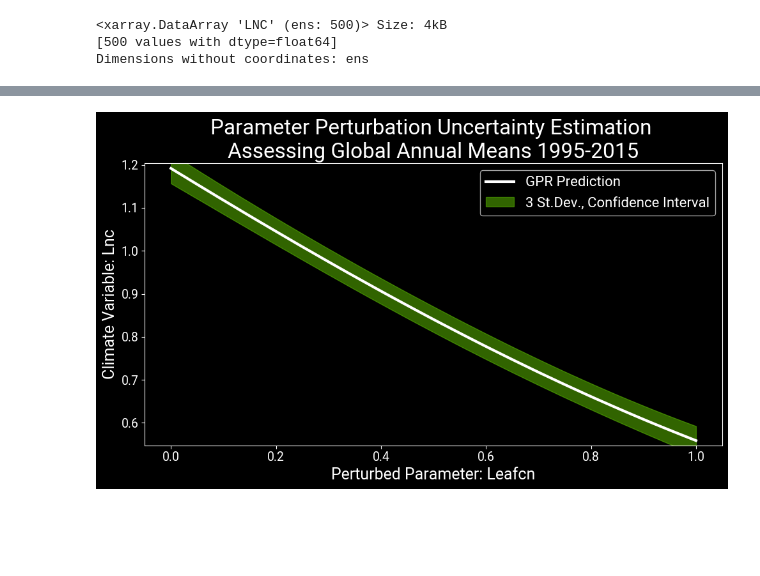
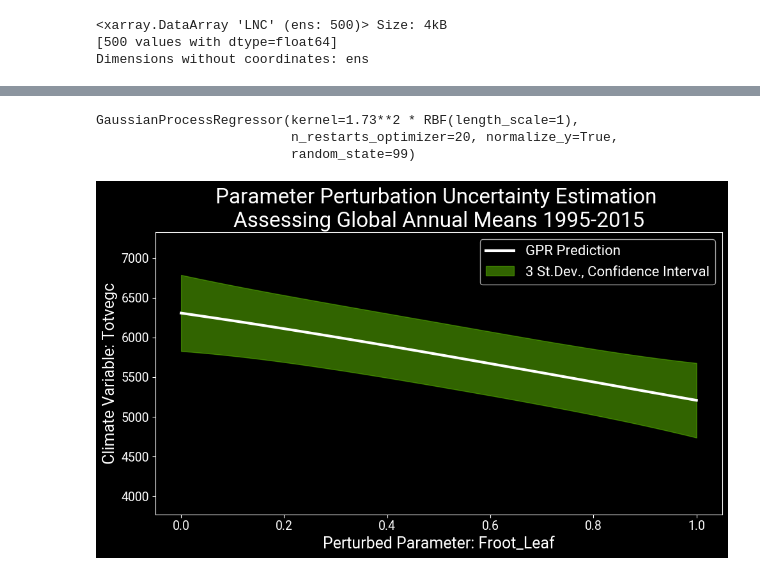
Before and after one commit to GaiaFuture/Prototype, a Jupyter notebook: final_workflow.ipynb, the cells around one changed output, grey strips where cells are left out. Drawn from its saved outputs; the diff is of its cells as text; code cells hidden in the pictures; blank space fills up the shorter version.

```diff
--- a/final_workflow.ipynb
+++ b/final_workflow.ipynb
@@ -94,7 +111,13 @@ def train_emulator2(param, var, var_name, time_selection):
         'X_values': {},
         'y_pred': {},
         'y_std': {},
-        'r2': {}
+        'r2': {},
+         # save the trained GPR model
+        'gpr_model': gpr_model,
+         # save y_test for R^2 later
+        'y_test': y_test,
+        'X_test': X_test
+
     }
 
     #~~~~~~~~~~~~~~~~~~~~~~~~~~~~~~~~~~~~~~~
@@ -145,4 +168,4 @@ def train_emulator2(param, var, var_name, time_selection):
 
     return results_dict
 # %%
-results_dict = train_emulator2(param, var, var_name, '1995-2015')
+results_dict = train_emulator2(param4, var4, var_name4, '1995-2015')
@@ -167,3 +172,8 @@ Emulator is running for WC2WJB0, this may take a few moments
 # %%
 #results_dict['y_pred']
 #results_dict['y_std']
+results_dict['gpr_model']
+# %% [output]
+GaussianProcessRegressor(kernel=1.73**2 * RBF(length_scale=1),
+                         n_restarts_optimizer=20, normalize_y=True,
+                         random_state=99)
@@ -233,0 +180,11 @@ def plot_emulator2(results_dict, var_name, param_name, param_names_dict, time_se
+# %%
+def find_global_y_limits(results_dict):
+    global_min, global_max = float('inf'), float('-inf')
+    for param_name in results_dict['X_values'].keys():
+        y_pred = results_dict['y_pred'][param_name]
+        y_std = results_dict['y_std'][param_name]
+        global_min = min(global_min, np.min(y_pred - y_std))
+        global_max = max(global_max, np.max(y_pred + y_std))
+    return global_min, global_max
+# %%
+global_min, global_max = find_global_y_limits(results_dict)
@@ -234,4 +246,4 @@ def plot_emulator2(results_dict, var_name, param_name, param_names_dict, time_se
 # %%
-plot_emulator2(results_dict, var_name, param_name, param_names_dict, '1995-2015')
+plot_emulator2(results_dict, var_name4, param_name4, param_names_dict, '1995-2015', global_min, global_max)
 # %% [output]
-[figure, old version]
+[figure, new version]
```
Also changed, not shown: parts of 14 cells of this notebook, 9 other files.
